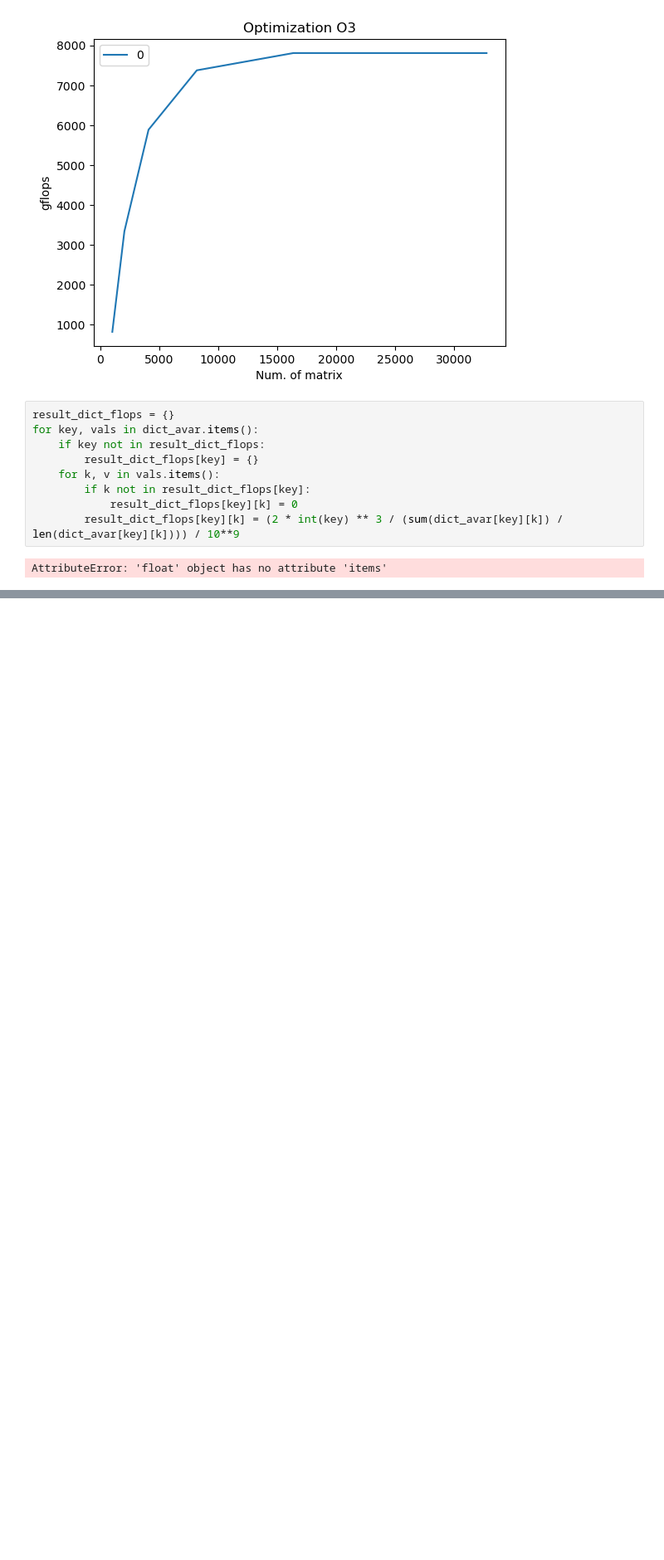
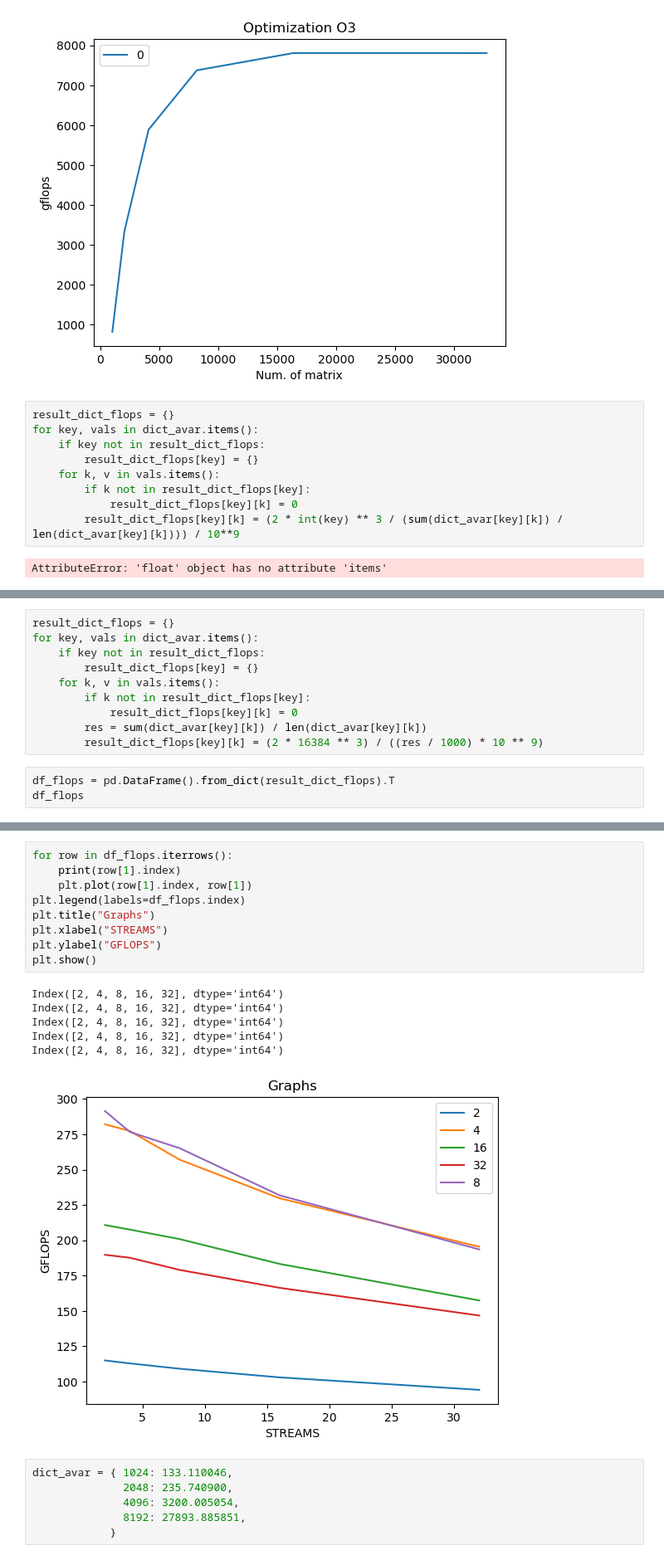
Before and after one commit to DanLip02/HPC_HSE, a Jupyter notebook: Cuda/graphs.ipynb, the cells around one changed output, grey strips where cells are left out. Shown at 83% size. Drawn from its saved outputs; the diff is of its cells as text; blank space fills up the shorter version.

```diff
--- a/Cuda/graphs.ipynb
+++ b/Cuda/graphs.ipynb
@@ -131,0 +317,13 @@ AttributeError: 'float' object has no attribute 'items'
+# %%
+result_dict_flops = {}
+for key, vals in dict_avar.items():
+    if key not in result_dict_flops:
+        result_dict_flops[key] = {}
+    for k, v in vals.items():
+        if k not in result_dict_flops[key]:
+            result_dict_flops[key][k] = 0
+        res = sum(dict_avar[key][k]) / len(dict_avar[key][k])
+        result_dict_flops[key][k] = (2 * 16384 ** 3) / ((res / 1000) * 10 ** 9)
+# %%
+df_flops = pd.DataFrame().from_dict(result_dict_flops).T
+df_flops
@@ -131,0 +337,22 @@ AttributeError: 'float' object has no attribute 'items'
+# %%
+for row in df_flops.iterrows():
+    print(row[1].index)
+    plt.plot(row[1].index, row[1])
+plt.legend(labels=df_flops.index)
+plt.title("Graphs")
+plt.xlabel("STREAMS")
+plt.ylabel("GFLOPS")
+plt.show()
+# %% [output]
+Index([2, 4, 8, 16, 32], dtype='int64')
+Index([2, 4, 8, 16, 32], dtype='int64')
+Index([2, 4, 8, 16, 32], dtype='int64')
+Index([2, 4, 8, 16, 32], dtype='int64')
+Index([2, 4, 8, 16, 32], dtype='int64')
+[figure, added]
+# %%
+dict_avar = { 1024: 133.110046,
+              2048: 235.740900,
+              4096: 3200.005054,
+              8192: 27893.885851,
+            }
```
Also changed, not shown: parts of 6 cells of this notebook, 19 other files.
